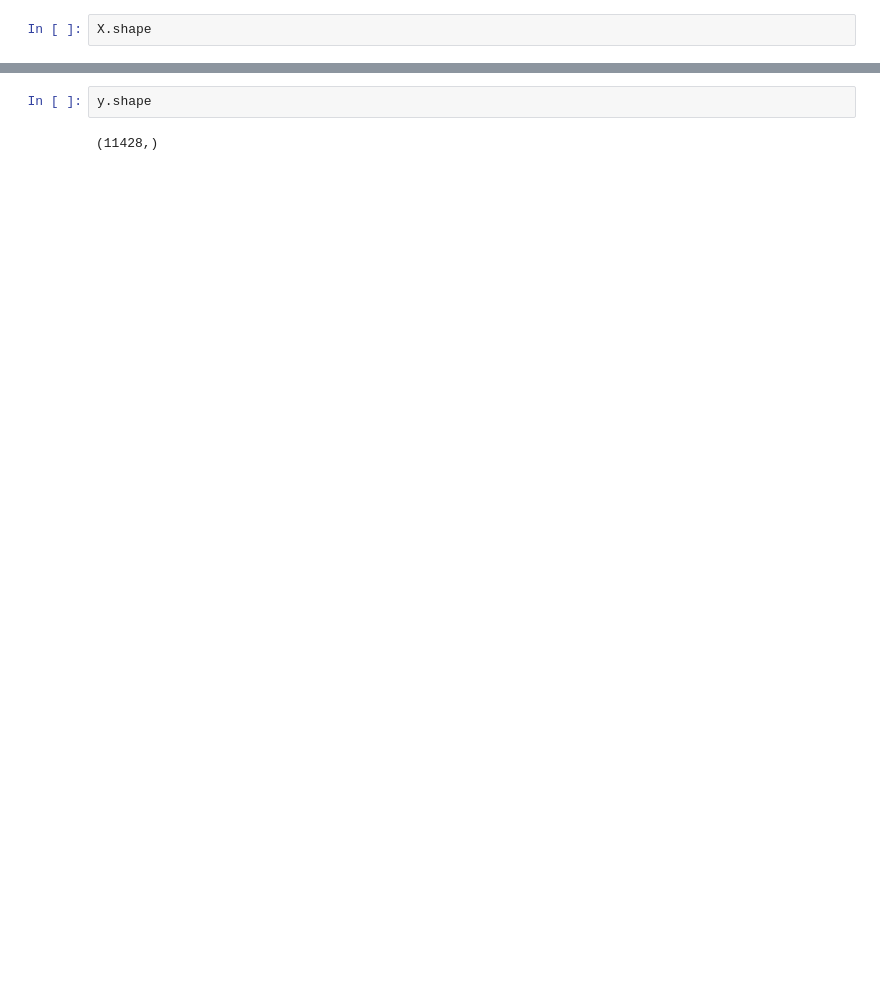
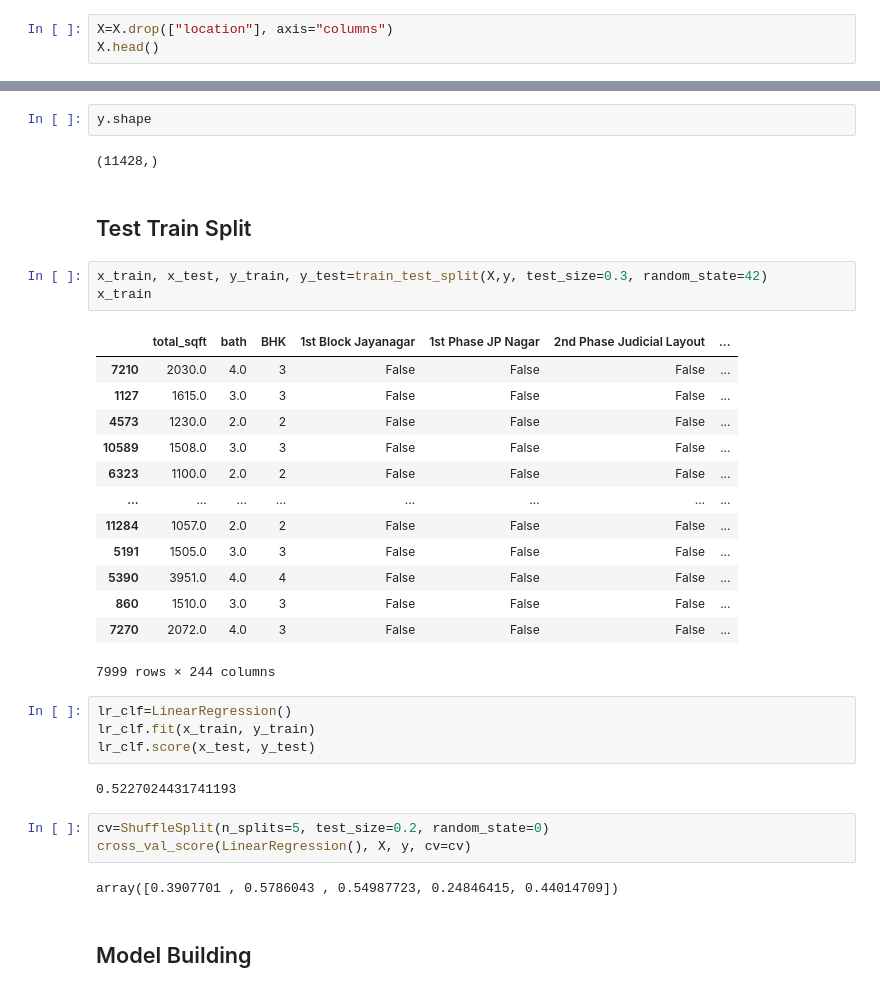
Before and after one commit to mkrishnavarun/Data_Analysis_Machine_Learning, a Jupyter notebook: projects/Bangalore_Housing_Price_Prediction.ipynb, the cells around one changed output, grey strips where cells are left out. Drawn from its saved outputs; the diff is of its cells as text; blank space fills up the shorter version.

```diff
--- a/projects/Bangalore_Housing_Price_Prediction.ipynb
+++ b/projects/Bangalore_Housing_Price_Prediction.ipynb
@@ -496,5 +496,6 @@ X.head()
 | 4 | 1st Block Jayanagar | 930.0 | 4.0 | 7 | True | False | False | ... |
 5 rows × 245 columns
 # %%
-X.shape
+X=X.drop(["location"], axis="columns")
+X.head()
 # %% [output]
@@ -503,3 +510,35 @@ X.shape
 y.shape
 # %% [output]
 (11428,)
+# %% [markdown]
+## Test Train Split
+# %%
+x_train, x_test, y_train, y_test=train_test_split(X,y, test_size=0.3, random_state=42)
+x_train
+# %% [output]
+|  | total_sqft | bath | BHK | 1st Block Jayanagar | 1st Phase JP Nagar | 2nd Phase Judicial Layout | ... |
+| 7210 | 2030.0 | 4.0 | 3 | False | False | False | ... |
+| 1127 | 1615.0 | 3.0 | 3 | False | False | False | ... |
+| 4573 | 1230.0 | 2.0 | 2 | False | False | False | ... |
+| 10589 | 1508.0 | 3.0 | 3 | False | False | False | ... |
+| 6323 | 1100.0 | 2.0 | 2 | False | False | False | ... |
+| ... | ... | ... | ... | ... | ... | ... | ... |
+| 11284 | 1057.0 | 2.0 | 2 | False | False | False | ... |
+| 5191 | 1505.0 | 3.0 | 3 | False | False | False | ... |
+| 5390 | 3951.0 | 4.0 | 4 | False | False | False | ... |
+| 860 | 1510.0 | 3.0 | 3 | False | False | False | ... |
+| 7270 | 2072.0 | 4.0 | 3 | False | False | False | ... |
+7999 rows × 244 columns
+# %%
+lr_clf=LinearRegression()
+lr_clf.fit(x_train, y_train)
+lr_clf.score(x_test, y_test)
+# %% [output]
+0.5227024431741193
+# %%
+cv=ShuffleSplit(n_splits=5, test_size=0.2, random_state=0)
+cross_val_score(LinearRegression(), X, y, cv=cv)
+# %% [output]
+array([0.3907701 , 0.5786043 , 0.54987723, 0.24846415, 0.44014709])
+# %% [markdown]
+## Model Building
```
Also changed, not shown: parts of 6 cells of this notebook.
